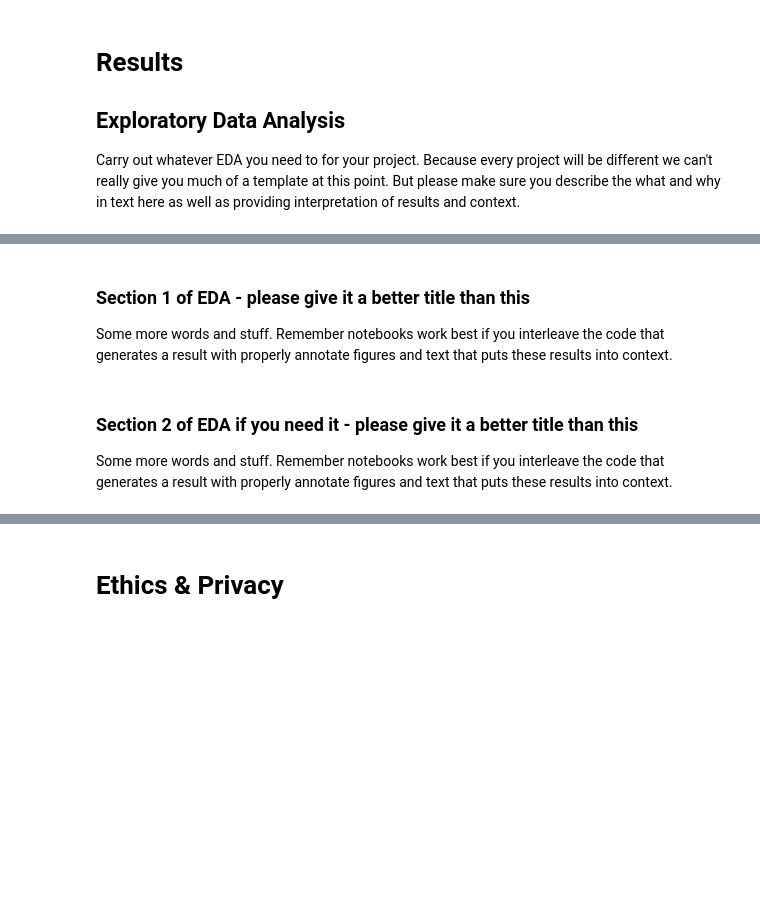
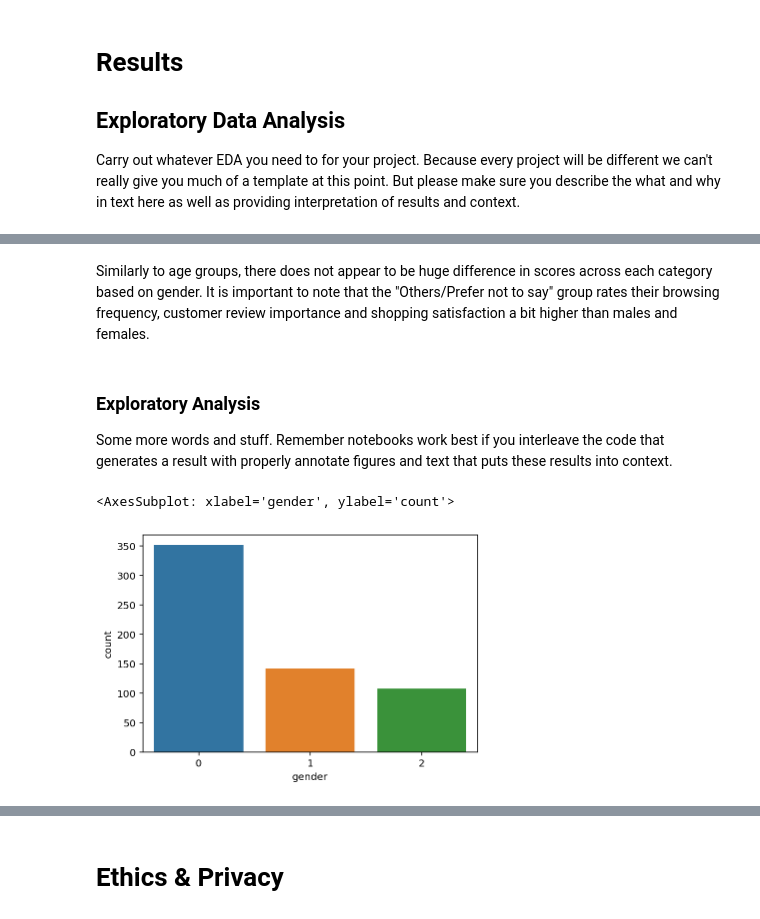
Before and after one commit to dylanatianzar/Amazon-Behavior-EDA, a Jupyter notebook: EDACheckpoint_group036.ipynb, the cells around one changed output, grey strips where cells are left out. Drawn from its saved outputs; the diff is of its cells as text; code cells hidden in the pictures; blank space fills up the shorter version.

Commit message:
Updated Data Analysis

```diff
--- a/EDACheckpoint_group036.ipynb
+++ b/EDACheckpoint_group036.ipynb
@@ -264,0 +237,7 @@ cleaned_data.describe()
+# %%
+# Remove the records with less than 15 years old
+cleaned_data = cleaned_data[cleaned_data.age >= 15]
+
+# Rename columns
+cleaned_data.columns=['age','gender','purchase_frequency','recommendation_frequency','browsing_frequency','customer_reviews_importance','review_reliability','review_helpfulness','shopping_satisfaction']
+cleaned_data.head()
@@ -273,4 +321,6 @@ Carry out whatever EDA you need to for your project.  Because every project will
+# %% [markdown]
+Similarly to age groups, there does not appear to be huge difference in scores across each category based on gender. It is important to note that the "Others/Prefer not to say" group rates their browsing frequency, customer review importance and shopping satisfaction a bit higher than males and females.
 # %% [markdown]
-### Section 1 of EDA - please give it a better title than this
+### Exploratory Analysis
 
 Some more words and stuff.  Remember notebooks work best if you interleave the code that generates a result with properly annotate figures and text that puts these results into context.
@@ -280,4 +327,6 @@ Some more words and stuff.  Remember notebooks work best if you interleave the c
-# %% [markdown]
-### Section 2 of EDA if you need it  - please give it a better title than this
-
-Some more words and stuff.  Remember notebooks work best if you interleave the code that generates a result with properly annotate figures and text that puts these results into context.
+# %%
+hist_age = sns.countplot(data=cleaned_data, x='gender')
+hist_age
+# %% [output]
+<AxesSubplot: xlabel='gender', ylabel='count'>
+[figure, added]
```
Also changed, not shown: parts of 16 cells of this notebook, 1 other file.
